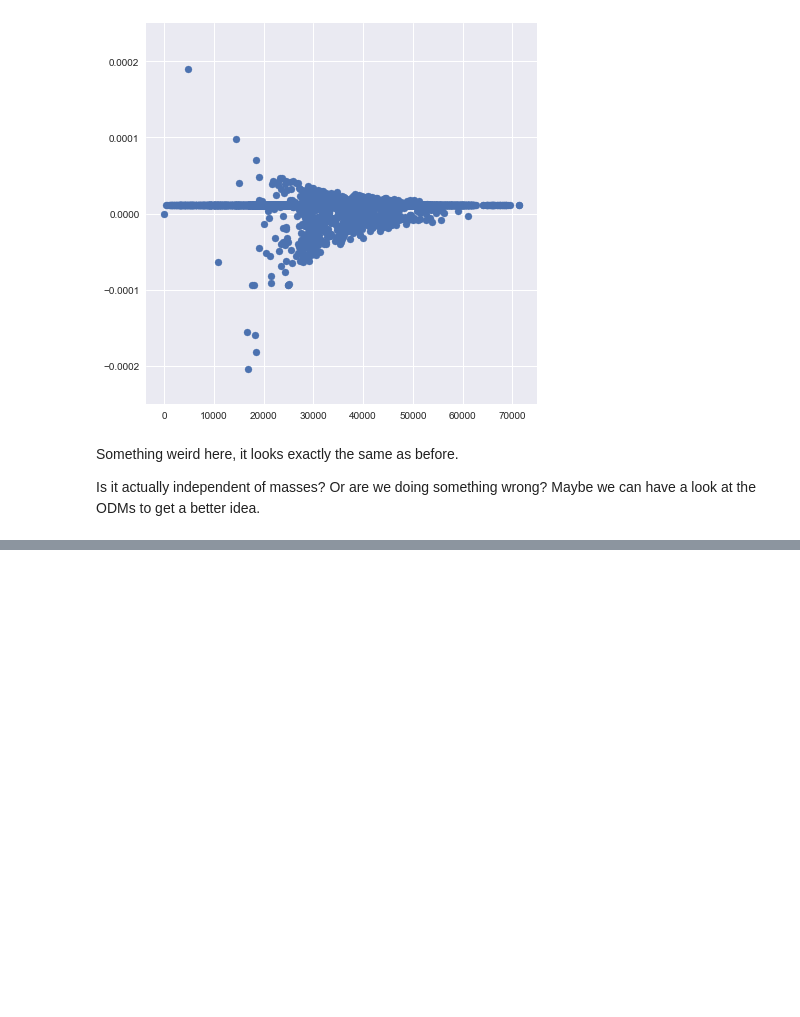
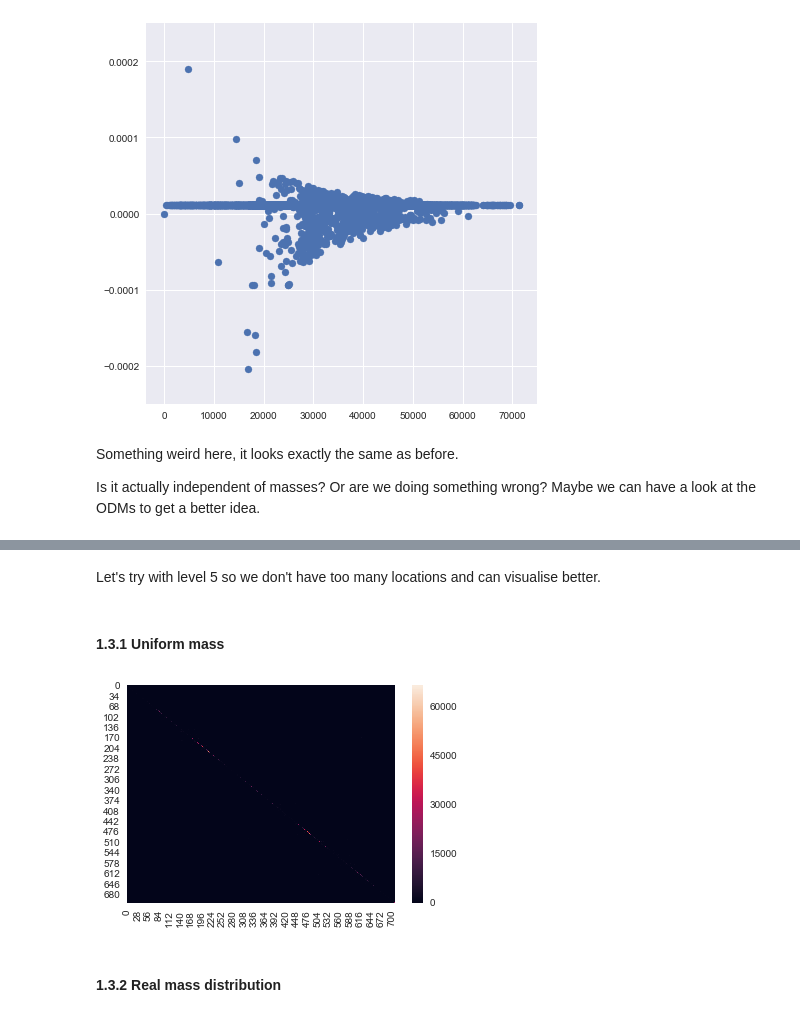
Before and after one commit to jbremz/human_mob, a Jupyter notebook: Notebooks/Ilaria's Log/Week 13.ipynb, the cells around one changed output, grey strips where cells are left out. Cells and saved outputs as stored; diff of their text form; code cells hidden in the pictures; blank space fills up the shorter version.

```diff
--- a/Notebooks/Ilaria's Log/Week 13.ipynb
+++ b/Notebooks/Ilaria's Log/Week 13.ipynb
@@ -86,0 +88,11 @@ eps_level_2 = eps_scale.epsilon(levels, 2, gamma)
+# %% [markdown]
+Let's try with level 5 so we don't have too many locations and can visualise better.
+# %% [markdown]
+#### 1.3.1 Uniform mass
+# %%
+sns.heatmap(eps_scale.reduced_ODM(levels, 5, gamma))
+plt.show()
+# %% [output]
+[figure, added]
+# %% [markdown]
+#### 1.3.2 Real mass distribution
```
Also changed, not shown: parts of 15 cells of this notebook, 2 other files.
